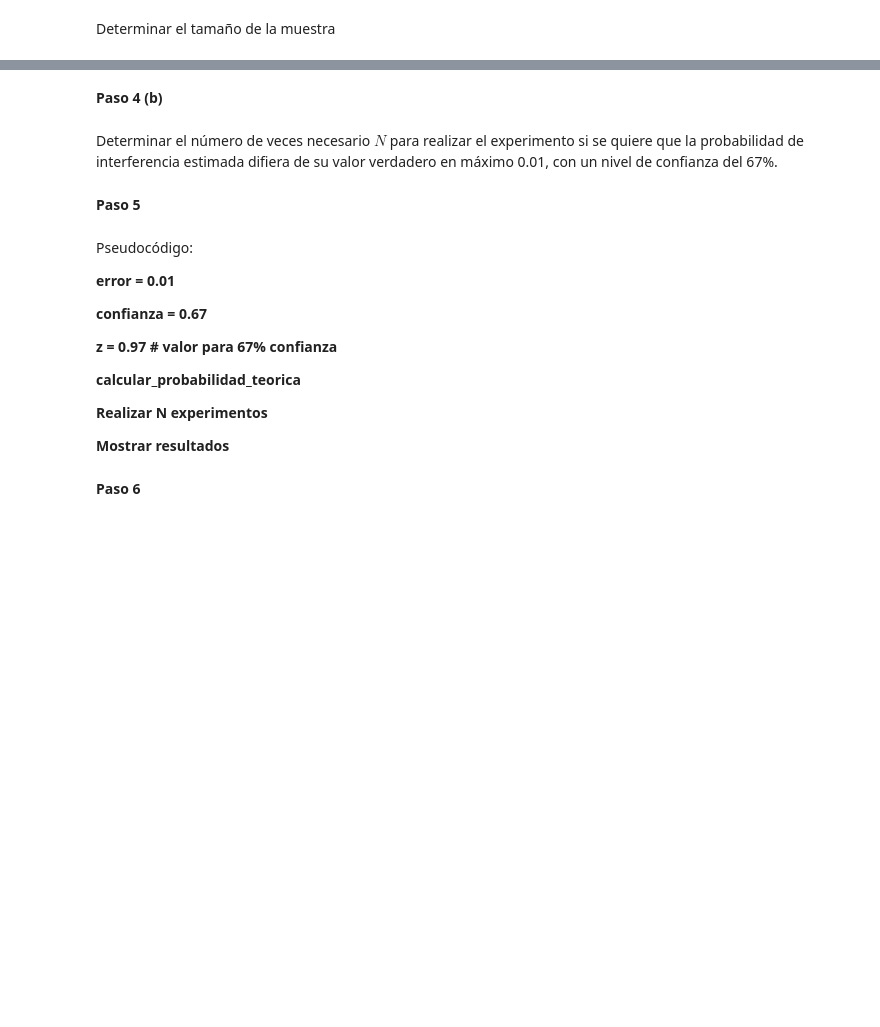
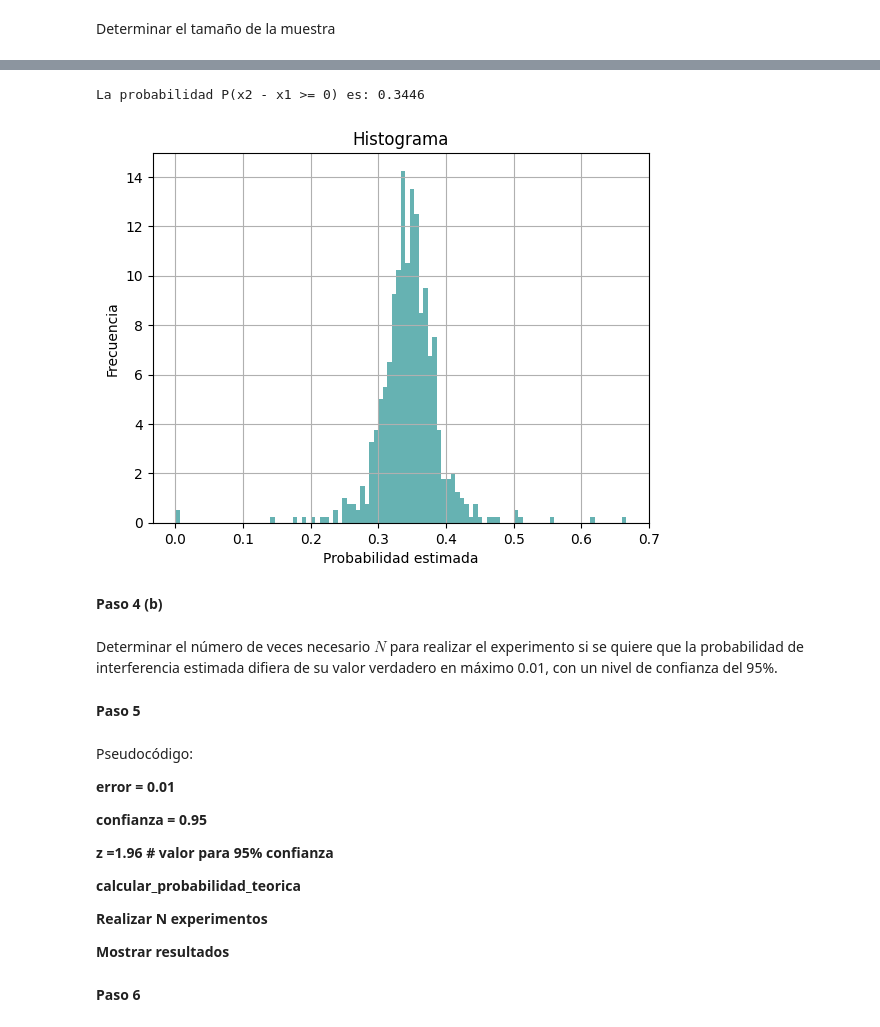
Before and after one commit to JimenezHAnaFer/SIMULACION-1, a Jupyter notebook: Ejercicio_19_05_25.ipynb, the cells around one changed output, grey strips where cells are left out. Saved outputs shown, nothing was run; the diff lists cells and outputs as text; code cells hidden in the pictures; blank space fills up the shorter version.

```diff
--- a/Ejercicio_19_05_25.ipynb
+++ b/Ejercicio_19_05_25.ipynb
@@ -112,7 +141,29 @@ La desviación estándar es:  0.03868058438185502
+# %%
+from scipy.stats import norm
+
+# Parámetros de la distribución
+mu = -0.02
+sigma = 0.05
+
+# Cálculo de la probabilidad P(D >= 0)
+probabilidad = 1 - norm.cdf(0, loc=mu, scale=sigma)
+
+print(f"La probabilidad P(x2 - x1 >= 0) es: {probabilidad:.4f}")
+# %% [output]
+La probabilidad P(x2 - x1 >= 0) es: 0.3446
+# %%
+plt.hist(lista, bins=100, density=True, alpha=0.6, color='teal')
+plt.xlabel('Probabilidad estimada')
+plt.ylabel('Frecuencia')
+plt.title('Histograma')
+plt.grid(True)
+plt.show()
+# %% [output]
+[figure, added]
 # %% [markdown]
 **Paso 4 (b)**
 # %% [markdown]
-Determinar el número de veces necesario $N$ para realizar el experimento si se quiere que la probabilidad de interferencia estimada difiera de su valor verdadero en máximo 0.01, con un nivel de confianza del 67%.
+Determinar el número de veces necesario $N$ para realizar el experimento si se quiere que la probabilidad de interferencia estimada difiera de su valor verdadero en máximo 0.01, con un nivel de confianza del 95%.
 # %% [markdown]
 **Paso 5**
 # %% [markdown]
@@ -120,9 +171,9 @@ Pseudocódigo:
 
 **error = 0.01**
 
-**confianza = 0.67**
+**confianza = 0.95**
 
-**z = 0.97  # valor para 67% confianza**
+**z =1.96   # valor para 95% confianza**
 
 **calcular_probabilidad_teorica**
 
```
Also changed, not shown: parts of 7 cells of this notebook.
